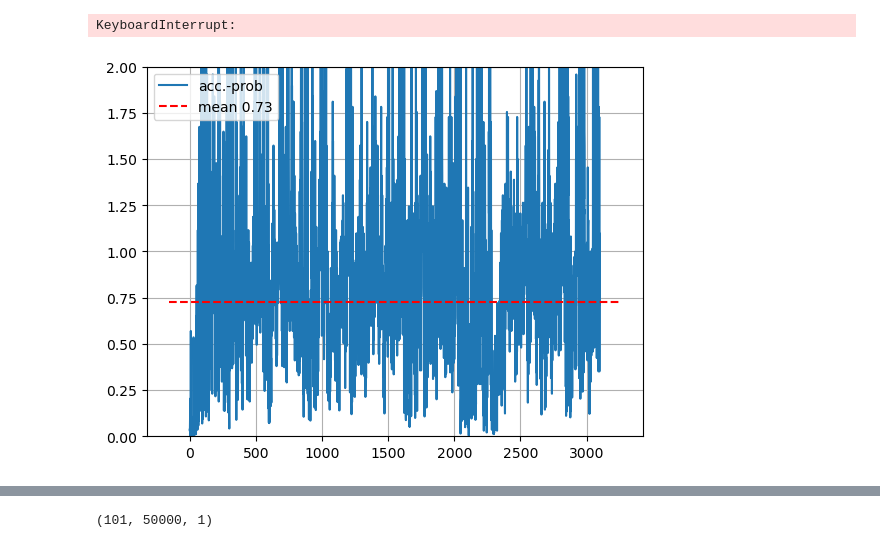
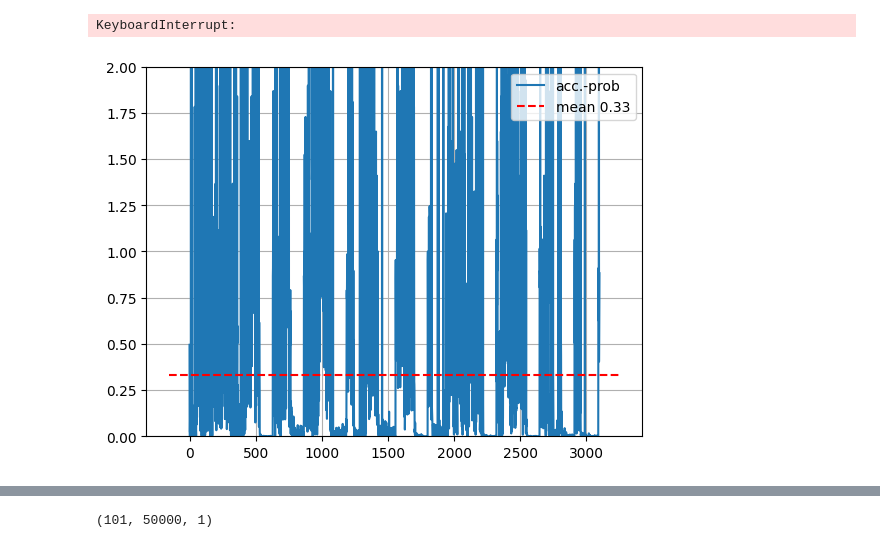
Before and after one commit to sbieringer/ClassificationSurrogates, a Jupyter notebook: cond_flow_matching_AdamMCMC.ipynb, the cells around one changed output, grey strips where cells are left out. Drawn from its saved outputs; the diff is of its cells as text; code cells hidden in the pictures.

```diff
--- a/cond_flow_matching_AdamMCMC.ipynb
+++ b/cond_flow_matching_AdamMCMC.ipynb
@@ -48,5 +48,6 @@ cuda
 # %%
-save_dir = './data/CFM_jets6/'
+#save_dir = './data/CFM_jets6/'
+save_dir = './data/CFM_jets6_lrdec0.999/'
 
 if not os.path.exists(save_dir):
     os.mkdir(save_dir)
@@ -148,18 +149,5 @@ else:
     print('loaded model from ' + save_dir + f"model_{ep}.pth")
 
     model.eval()
-
-
-# Plot loss
-plt.figure(figsize=(10, 10))
-plt.plot(smooth(loss_hist,1), color = 'C1', alpha = 0.3)
-plt.plot(smooth(loss_hist,11), label='loss', color = 'C1')
-plt.grid()
-plt.legend()
-#plt.xlim(0,12500)
-#plt.ylim(0,1)
-img_outfile = save_dir + f"image_ep{ep}_loss.png"
-plt.savefig(img_outfile)
-plt.show()
 # %% [output]
 loaded model from ./data/CFM_jets6/model_4000.pth
@@ -312,19 +300,19 @@ with open(save_dir + f'AdamMCMC_losses_{ep}.npy', 'wb') as f:
 # %% [output]
 KeyboardInterrupt:
 # %%
-m_list_dir =  save_dir + '/AdamMCMC_models_lambda001/'
+m_list_dir =  save_dir + '/AdamMCMC_models_lambda01/'
 
 with open(m_list_dir + f'AdamMCMC_acc_99.npy', 'rb') as f:
     acc_hist = np.load(f)
 
 plt.plot(acc_hist, label = 'acc.-prob')
 plt.hlines(np.clip(acc_hist, 0, 1).mean(), *plt.xlim(), color = 'red', linestyles='--', label = f'mean {np.clip(acc_hist, 0, 1).mean():3.2}')
 plt.grid()
 plt.ylim(0,2)
 plt.legend()
 plt.savefig(m_list_dir+'acc.pdf')
 # %% [output]
-[figure, old version]
+[figure, new version]
 # %%
 sort = np.argsort(dataset_val.features[:,1])
 bins = np.linspace(0,1,21)
```
Also changed, not shown: parts of 4 cells of this notebook, 6 other files.
